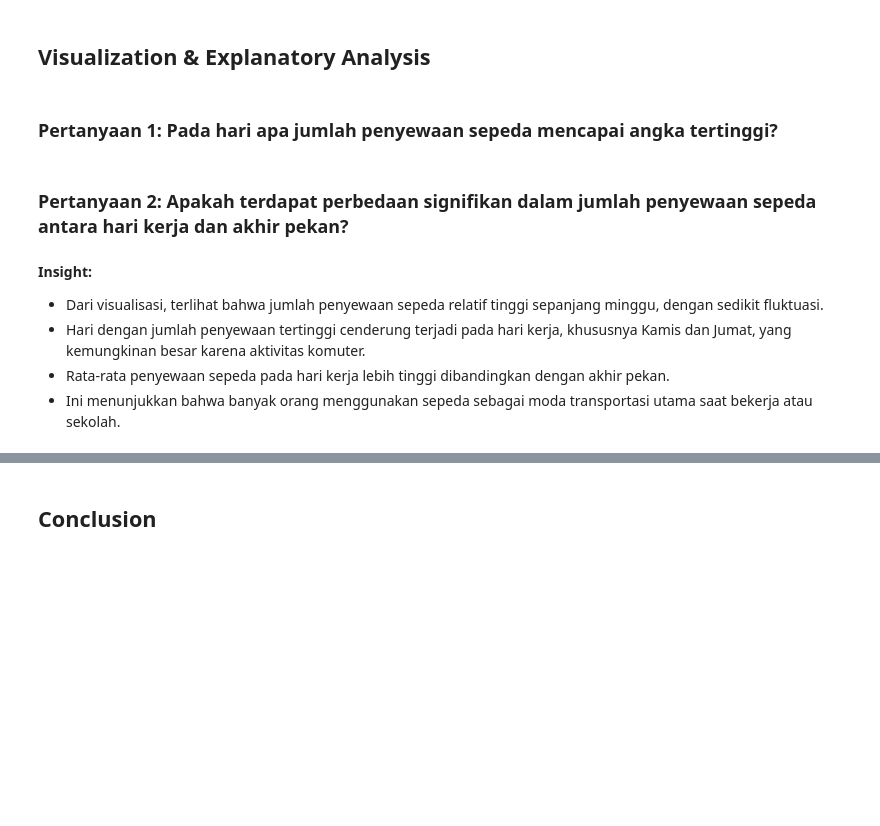
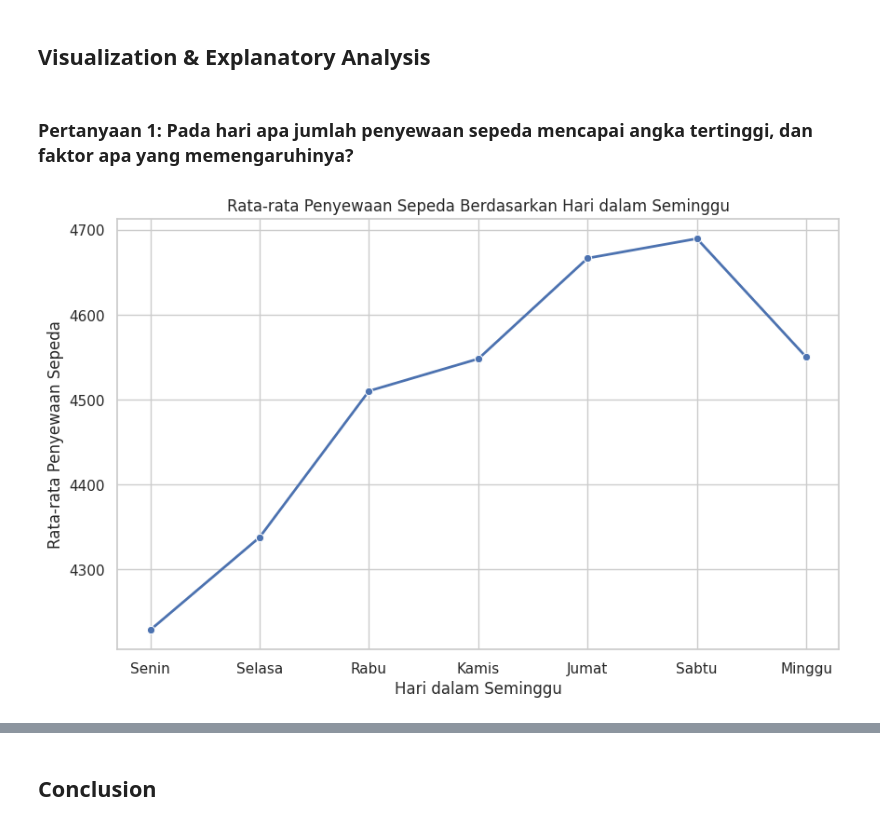
Before and after one commit to lisnarahma/Submission, a Jupyter notebook: notebook.ipynb, the cells around one changed output, grey strips where cells are left out. Cells and saved outputs as stored; diff of their text form; code cells hidden in the pictures; blank space fills up the shorter version.

```diff
--- a/notebook.ipynb
+++ b/notebook.ipynb
@@ -258,4 +300,4 @@ day_cleaned.corr()
 # %% [markdown]
 ## Visualization & Explanatory Analysis
 # %% [markdown]
-### Pertanyaan 1: Pada hari apa jumlah penyewaan sepeda mencapai angka tertinggi?
+### Pertanyaan 1: Pada hari apa jumlah penyewaan sepeda mencapai angka tertinggi, dan faktor apa yang memengaruhinya?
@@ -280,2 +303,0 @@ plt.show()
-# %% [markdown]
-### Pertanyaan 2: Apakah terdapat perbedaan signifikan dalam jumlah penyewaan sepeda antara hari kerja dan akhir pekan?
@@ -292,6 +304,10 @@ plt.show()
-# %% [markdown]
-**Insight:**
-- Dari visualisasi, terlihat bahwa jumlah penyewaan sepeda relatif tinggi sepanjang minggu, dengan sedikit fluktuasi.
-- Hari dengan jumlah penyewaan tertinggi cenderung terjadi pada hari kerja, khususnya Kamis dan Jumat, yang kemungkinan besar karena aktivitas komuter.
-- Rata-rata penyewaan sepeda pada hari kerja lebih tinggi dibandingkan dengan akhir pekan.
-- Ini menunjukkan bahwa banyak orang menggunakan sepeda sebagai moda transportasi utama saat bekerja atau sekolah.
+# %%
+plt.figure(figsize=(10, 6))
+sns.lineplot(data=day_cleaned, x="weekday", y="cnt", estimator="mean", errorbar=None, marker="o", linewidth=2)
+plt.xticks(ticks=range(7), labels=["Senin", "Selasa", "Rabu", "Kamis", "Jumat", "Sabtu", "Minggu"])
+plt.xlabel("Hari dalam Seminggu")
+plt.ylabel("Rata-rata Penyewaan Sepeda")
+plt.title("Rata-rata Penyewaan Sepeda Berdasarkan Hari dalam Seminggu")
+plt.show()
+# %% [output]
+[figure, added]
```
Also changed, not shown: parts of 25 cells of this notebook.
